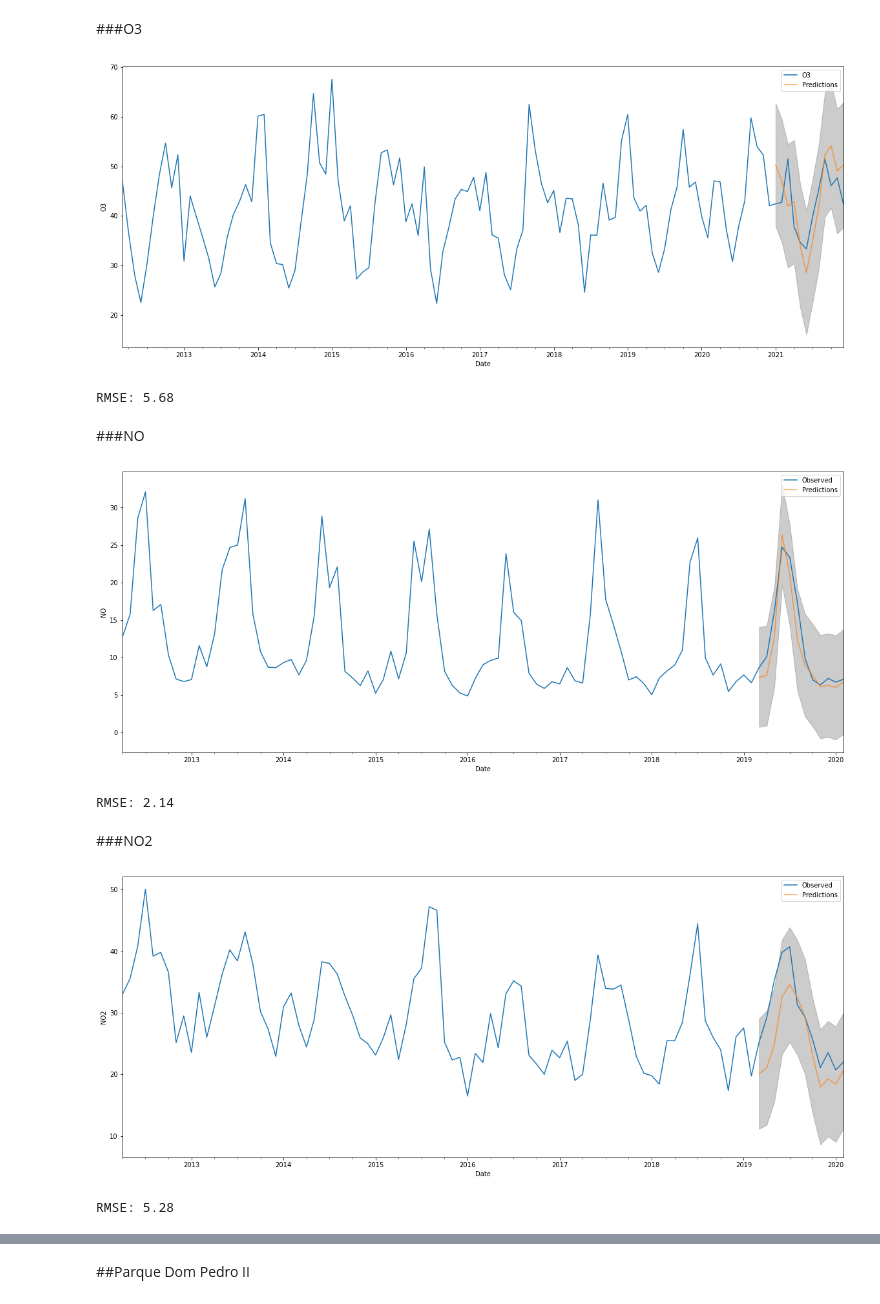
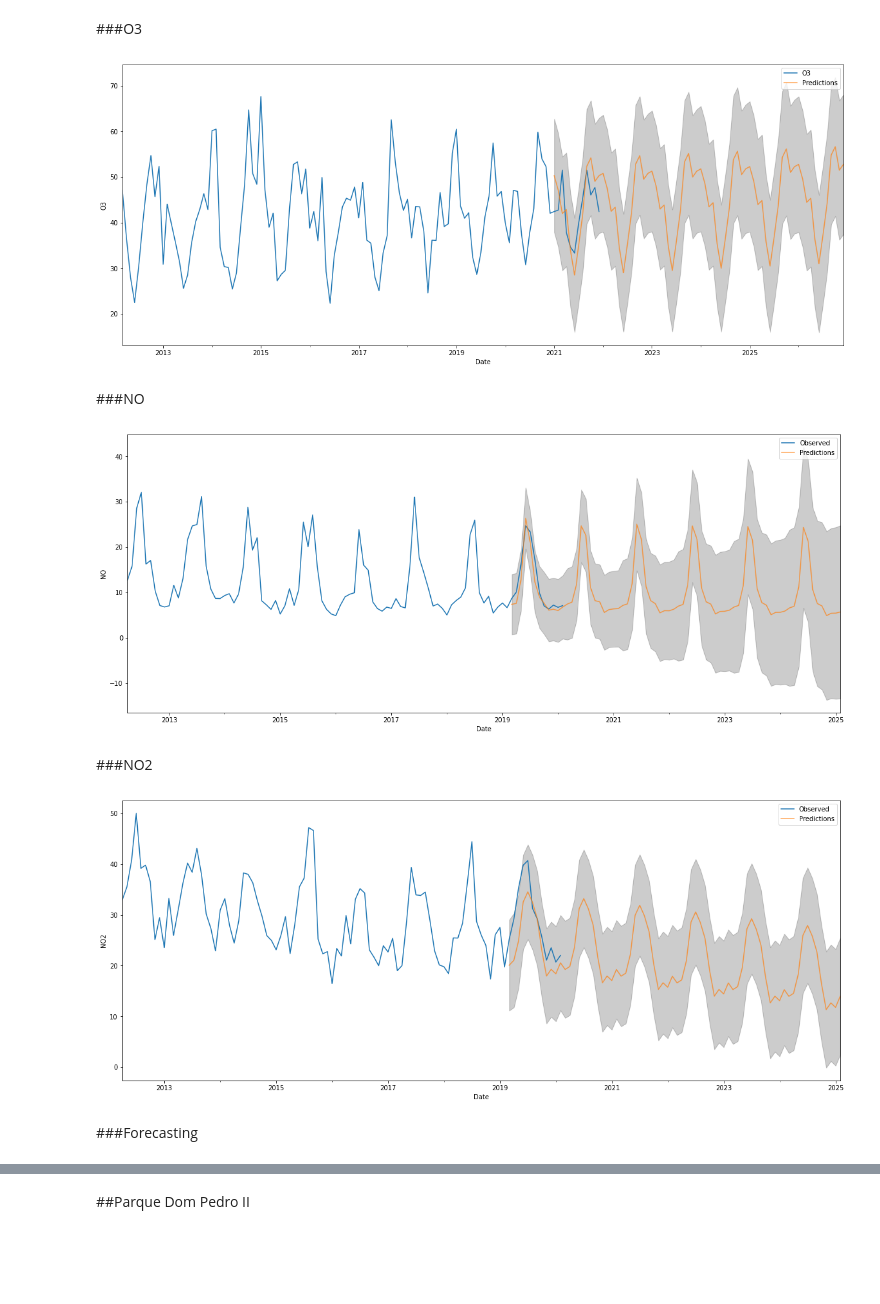
Before and after one commit to antoniogss/air_quality, a Jupyter notebook: sarima_forecasting.ipynb, the cells around one changed output, grey strips where cells are left out. Drawn from its saved outputs; the diff is of its cells as text; code cells hidden in the pictures; blank space fills up the shorter version.

```diff
--- a/sarima_forecasting.ipynb
+++ b/sarima_forecasting.ipynb
@@ -110,7 +110,7 @@ pdq = list(itertools.product(p,d,q))
 
 seasonal_pdq = [(x[0], x[1], x[2], 12) for x in pdq]
 
-steps = 12
+steps = 72
 # %% [markdown]
 ##Capão Redondo
 # %% [markdown]
@@ -588,41 +806,36 @@ model = sm.tsa.statespace.SARIMAX(y_train,
                                   seasonal_order = b,
                                   enforce_stationarity=False,
                                   enforce_invertibility=False)
 
 model_aic = model.fit()
 
 forecast = model_aic.get_forecast(steps=steps)
 
 #predictions and confidence interval
-predictions = forecast.predicted_mean
+predictions_inter_o3 = forecast.predicted_mean
 ci = forecast.conf_int()
 
 #Observed Plot
 fig = y.plot(label='Observed')
 fig.set_xlabel('Date')
 fig.set_ylabel('O3')
 fig.fill_between(ci.index,
                  ci.iloc[:, 0],
                  ci.iloc[:, 1],
                  color='k',
                  alpha=.2
                 )
 
 #Prediction Plot
-predictions.plot(ax=fig,
+predictions_inter_o3.plot(ax=fig,
                  label='Predictions',
                  alpha=.7,)
 
 plt.legend()
 
 plt.show()
 # %% [output]
-[figure, old version]
+[figure, new version]
-# %%
-rmse_inter_o3 = round(np.sqrt(mse(predictions,y_test)),2)
-print('RMSE: '+str(round(np.sqrt(mse(predictions,y_test)),2)))
-# %% [output]
-RMSE: 5.68
 # %% [markdown]
 ###NO
 # %%
@@ -664,7 +877,7 @@ model_aic = model.fit()
 forecast = model_aic.get_forecast(steps=steps)
 
 #predictions and confidence interval
-predictions = forecast.predicted_mean
+predictions_inter_no = forecast.predicted_mean
 ci = forecast.conf_int()
 
 #Observed Plot
@@ -679,7 +892,7 @@ fig.fill_between(ci.index,
                 )
 
 #Prediction Plot
-predictions.plot(ax=fig,
+predictions_inter_no.plot(ax=fig,
                  label='Predictions',
                  alpha=.7,)
 
@@ -687,12 +900,7 @@ plt.legend()
 
 plt.show()
 # %% [output]
-[figure, old version]
+[figure, new version]
-# %%
-rmse_inter_no = round(np.sqrt(mse(predictions,y_test)),2)
-print('RMSE: '+str(round(np.sqrt(mse(predictions,y_test)),2)))
-# %% [output]
-RMSE: 2.14
 # %% [markdown]
 ###NO2
 # %%
@@ -734,7 +942,7 @@ model_aic = model.fit()
 forecast = model_aic.get_forecast(steps=steps)
 
 #predictions and confidence interval
-predictions = forecast.predicted_mean
+predictions_inter_no2 = forecast.predicted_mean
 ci = forecast.conf_int()
 
 #Observed Plot
@@ -749,7 +957,7 @@ fig.fill_between(ci.index,
                 )
 
 #Prediction Plot
-predictions.plot(ax=fig,
+predictions_inter_no2.plot(ax=fig,
                  label='Predictions',
                  alpha=.7,)
 
@@ -757,9 +965,6 @@ plt.legend()
 
 plt.show()
 # %% [output]
-[figure, old version]
+[figure, new version]
-# %%
-rmse_inter_no2 = round(np.sqrt(mse(predictions,y_test)),2)
-print('RMSE: '+str(round(np.sqrt(mse(predictions,y_test)),2)))
-# %% [output]
-RMSE: 5.28
+# %% [markdown]
+###Forecasting
```
Also changed, not shown: parts of 27 cells of this notebook.
